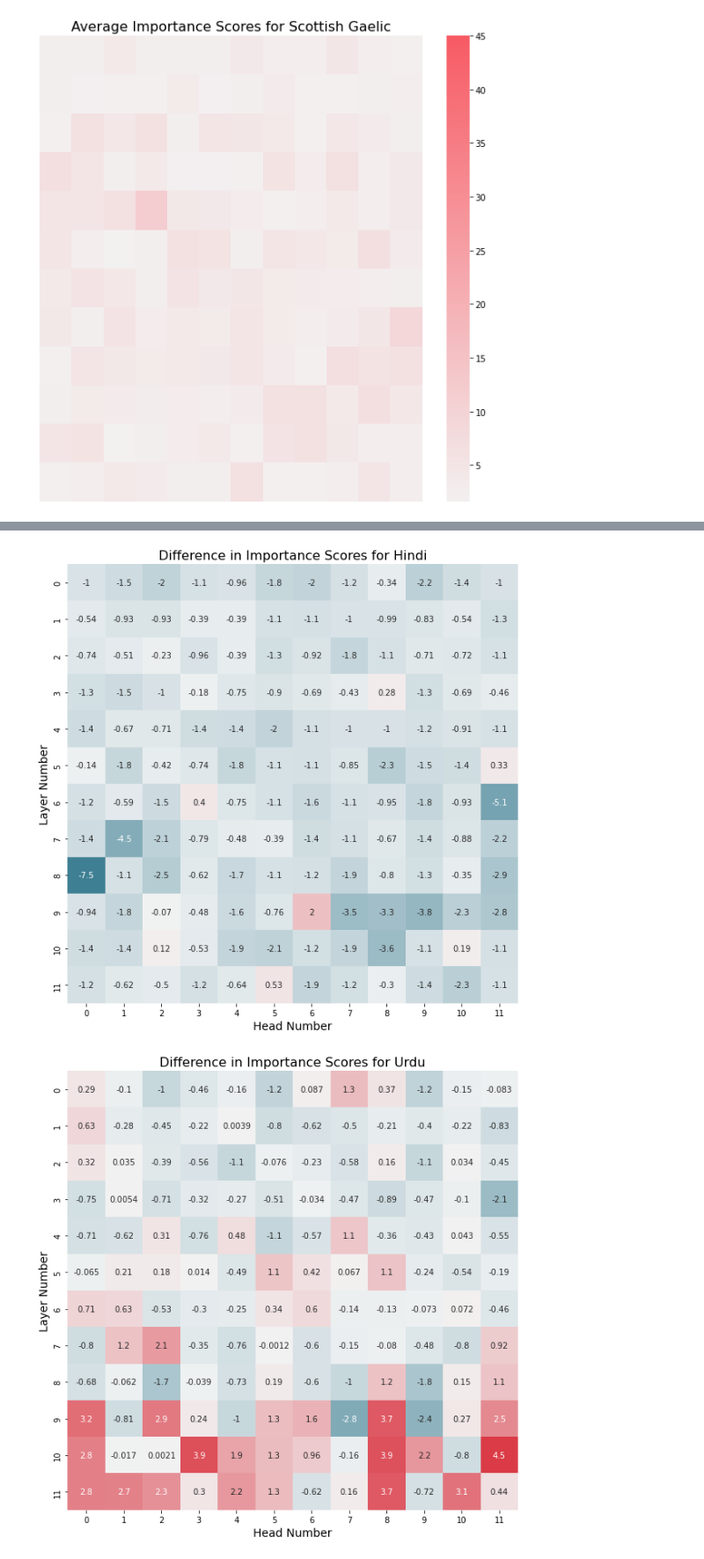
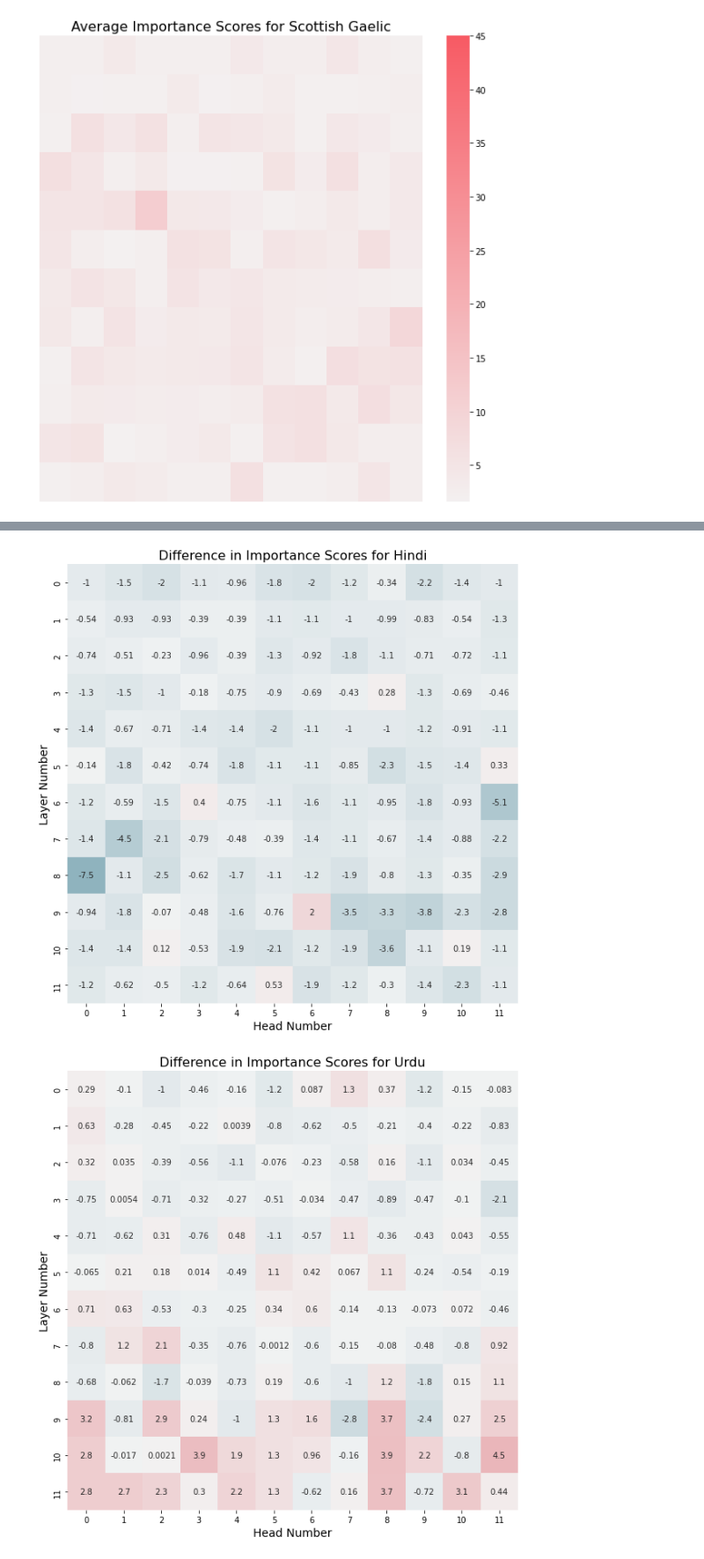
Before and after one commit to tijmenvanetten/Cross-Lingual-Subnetwork-Analysis, a Jupyter notebook: notebooks/head_mask_analysis.ipynb, the cells around one changed output, grey strips where cells are left out. Shown at 88% size. Saved outputs shown, nothing was run; the diff lists cells and outputs as text; code cells hidden in the pictures.

Commit message:
added global min and max for the relative importance score plots and moved some files around to fit the project

```diff
--- a/notebooks/head_mask_analysis.ipynb
+++ b/notebooks/head_mask_analysis.ipynb
@@ -84,9 +84,9 @@ for language in languages:
 # %%
 def plot_importance_scores(language, figure_size=(10, 10)):
     # Load the importance scores for the given language and seeds
-    importance_scores_1 = np.load(f"masks/importance_scores/importance_scores_{language}_1.npy")
-    importance_scores_2 = np.load(f"masks/importance_scores/importance_scores_{language}_2.npy")
-    importance_scores_3 = np.load(f"masks/importance_scores/importance_scores_{language}_3.npy")
+    importance_scores_1 = np.load(f"{masks_path}/importance_scores/importance_scores_{language}_1.npy")
+    importance_scores_2 = np.load(f"{masks_path}/importance_scores/importance_scores_{language}_2.npy")
+    importance_scores_3 = np.load(f"{masks_path}/importance_scores/importance_scores_{language}_3.npy")
 
     # Average the importance scores
     average_importance_scores = (importance_scores_1 + importance_scores_2 + importance_scores_3) / 3
@@ -124,7 +124,7 @@ for language in languages:
 [figure]
 [figure]
 # %%
-def plot_language_specific_importance_scores(language_of_interest, languages, directory="masks/importance_scores/", figure_size=(10, 10)):
+def plot_language_specific_importance_scores(language_of_interest, languages, global_min, global_max, directory=f"{masks_path}/importance_scores/", figure_size=(10, 10)):
     # Define a list to hold all the average importance scores
     all_average_scores = []
     language_of_interest_scores = None
@@ -160,8 +160,8 @@ def plot_language_specific_importance_scores(language_of_interest, languages, di
                 ax=ax,
                 cmap=cmap,
                 center=0,
-                # vmin=global_min,
-                # vmax=global_max
+                vmin=global_min,
+                vmax=global_max
     )
 
     # Set title and labels
@@ -177,14 +177,38 @@ def plot_language_specific_importance_scores(language_of_interest, languages, di
     # Show the figure
     plt.show()
 
-# global_min = float('inf')
-# global_max = float('-inf')
 
-# for language in languages:
-#     difference_scores = # the difference_scores computation from your code here
-#     global_min = min(global_min, np.min(difference_scores))
-#     global_max = max(global_max, np.max(difference_scores))
+def find_global_min_max(languages, directory=f"{masks_path}/importance_scores/"):
+    all_difference_scores = []
+    for language_of_interest in languages:
+        all_average_scores = []
+        for language in languages:
+            # Load the importance scores for the given language and seeds
+            importance_scores_1 = np.load(f"{directory}/importance_scores_{language}_1.npy")
+            importance_scores_2 = np.load(f"{directory}/importance_scores_{language}_2.npy")
+            importance_scores_3 = np.load(f"{directory}/importance_scores_{language}_3.npy")
+
+            # Average the importance scores
+            average_importance_scores = (importance_scores_1 + importance_scores_2 + importance_scores_3) / 3
+
+            if language != language_of_interest:
+                all_average_scores.append(average_importance_scores)
+
+        # Calculate the combined importance scores excluding the language of interest
+        combined_importance_scores = np.mean(all_average_scores, axis=0)
+
+        # Calculate the differences between the importance scores for the language of interest and the combined scores
+        difference_scores = np.subtract(importance_scores_1, combined_importance_scores)
+
+        all_difference_scores.append(difference_scores)
+
+    global_min = np.min(all_difference_scores)
+    global_max = np.max(all_difference_scores)
+
+    return global_min, global_max
+
+global_min, global_max = find_global_min_max(languages)
 
 for language in languages:
-    plot_language_specific_importance_scores(language, languages)
+    plot_language_specific_importance_scores(language, languages, global_min, global_max)
 # %% [output]
@@ -196,2 +220,2 @@ for language in languages:
-[figure, old version]
+[figure, new version]
-[figure, old version]
+[figure, new version]
```
Also changed, not shown: parts of 1 cell of this notebook, 44 other files.
